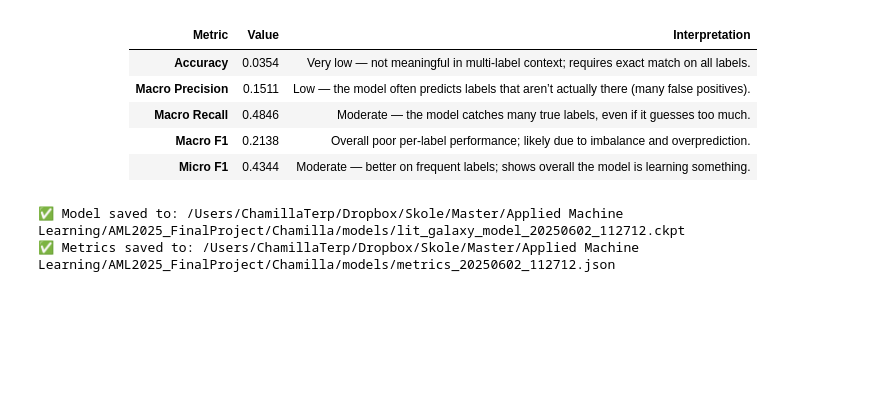
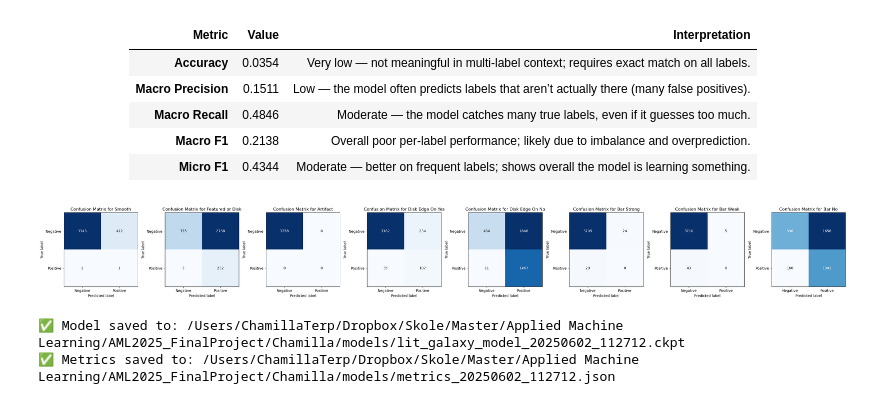
Before and after one commit to ChamillaTerp/AML2025_FinalProject, a Jupyter notebook: Chamilla/GalaxyCharacterization1.ipynb, the cells around one changed output. Cells and saved outputs as stored; diff of their text form; code cells hidden in the pictures; blank space fills up the shorter version.

Commit message:
Newest changes to classification

```diff
--- a/Chamilla/GalaxyCharacterization1.ipynb
+++ b/Chamilla/GalaxyCharacterization1.ipynb
@@ -123,8 +136,8 @@ val_dataset = GalaxyDataset(df_val, label_cols)
 
 """ A DataLoader is used to load the dataset in batches, which is useful for training models in PyTorch. The DataLoader will handle shuffling and parallel loading of the data. """
 
-train_loader = DataLoader(train_dataset, batch_size = 32, shuffle = True, num_workers = 9)
-val_loader = DataLoader(val_dataset, batch_size = 32, shuffle = False, num_workers = 9)
+train_loader = DataLoader(train_dataset, batch_size = 32, shuffle = True, num_workers = 9, persistent_workers = True)
+val_loader = DataLoader(val_dataset, batch_size = 32, shuffle = False, num_workers = 9, persistent_workers = True)
 # %% [markdown]
 Now we are ready to build a model. We start with a basic convolutional neural network (CNN) in PyTorch for multi-label classification of the galaxy morphology based on the image input. We have the following:
 - Input size: 224x224 RBG images
@@ -268,6 +280,9 @@ def evaluate_model(model, dataloader):
     all_labels = np.concatenate(all_labels)
     all_preds = np.concatenate(all_preds)
 
+    # Getting the confusion matrix for multi-label classification
+    confusion_matrix = multilabel_confusion_matrix(all_labels, all_preds)
+
     return {
         # The zero_division parameter is set to 0 to avoid errors when there are no positive predictions
         'accuracy': accuracy_score(all_labels, all_preds),                                                          # Calculate accuracy
@@ -275,6 +290,6 @@ def evaluate_model(model, dataloader):
         'recall_macro': recall_score(all_labels, all_preds, average = 'macro', zero_division = 0),                  # Calculate macro-averaged recall - measures how well the model detects each label, regardless of frequency (high recall means fewer false positives)
         'f1_macro': f1_score(all_labels, all_preds, average = 'macro', zero_division = 0),                          # Calculate macro-averaged F1 score - combines precision and recall into a single metric, balancing both and thus gives a view of how well each label is predicted
         'f1_micro': f1_score(all_labels, all_preds, average = 'micro', zero_division = 0),                          # Calculate micro-averaged F1 score - computes global counts of true positives, false positives, and false negatives across all labels => tells how well the model performs ovarall, favoring frequent labels more
-    }
+    }, confusion_matrix
 # %%
 metrics = evaluate_model(lit_model, val_loader)
@@ -291,0 +296,11 @@ f1_micro: 0.4344
+# %%
+print("🔍 Validation Metrics:")
+print(f"Accuracy: {metrics[0]['accuracy']:.4f}")
+print(f"Precision (Macro): {metrics[0]['precision_macro']:.4f}")
+print(f"Recall (Macro): {metrics[0]['recall_macro']:.4f}")
+print(f"F1 Score (Macro): {metrics[0]['f1_macro']:.4f}")
+print(f"F1 Score (Micro): {metrics[0]['f1_micro']:.4f}")
+print("Confusion Matrix:")
+for i, cm in enumerate(metrics[1]):
+    print(f"Label {i}:")
+    print(cm)
@@ -328,6 +361,51 @@ f1_micro: 0.4344
   </tbody>
 </table>
 </center>
+# %%
+# Visualizing the confusion matrix for each label
+def plot_confusion_matrix(confusion_matrix, label_names):
+    num_labels = len(label_names)
+    fig, axes = plt.subplots(1, num_labels, figsize = (num_labels * 4, 4), squeeze = False)
+
+    for i in range(num_labels):
+        ax = axes[0, i]
+        cm = confusion_matrix[i]
+        ax.imshow(cm, interpolation = 'nearest', cmap = plt.cm.Blues)
+        ax.set_title(f'Confusion Matrix for {label_names[i]}')
+        ax.set_xlabel('Predicted label')
+        ax.set_ylabel('True label')
+        ax.xaxis.set_ticks([0, 1])
+        ax.yaxis.set_ticks([0, 1])
+        ax.xaxis.set_ticklabels(['Negative', 'Positive'])
+        ax.yaxis.set_ticklabels(['Negative', 'Positive'])
+
+        # Loop over data dimensions and create text annotations.
+        thresh = cm.max() / 2.
+        for j in range(cm.shape[0]):
+            for k in range(cm.shape[1]):
+                ax.text(k, j, format(cm[j, k], 'd'),
+                        ha = "center", va = "center",
+                        color = "white" if cm[j, k] > thresh else "black")
+
+    plt.tight_layout()
+    plt.show()
+
+# Define label names for the confusion matrix
+label_names = [
+    'Smooth',
+    'Featured or Disk',
+    'Artifact',
+    'Disk Edge On Yes',
+    'Disk Edge On No',
+    'Bar Strong',
+    'Bar Weak',
+    'Bar No'
+]
+
+# Plot the confusion matrix
+plot_confusion_matrix(metrics[1], label_names)
+# %% [output]
+[figure, added]
 # %%
 # Saving the model
 model_save_path = '/Users/ChamillaTerp/Dropbox/Skole/Master/Applied Machine Learning/AML2025_FinalProject/Chamilla/models'
```
Also changed, not shown: parts of 7 cells of this notebook.
